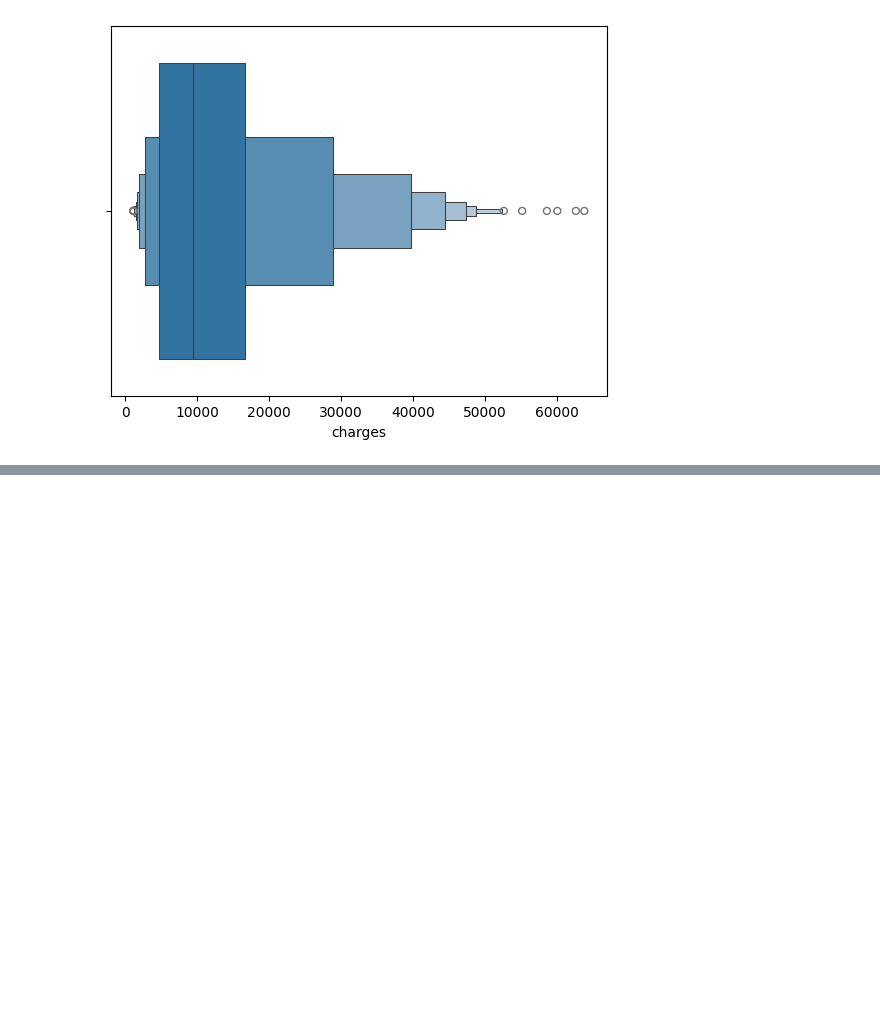
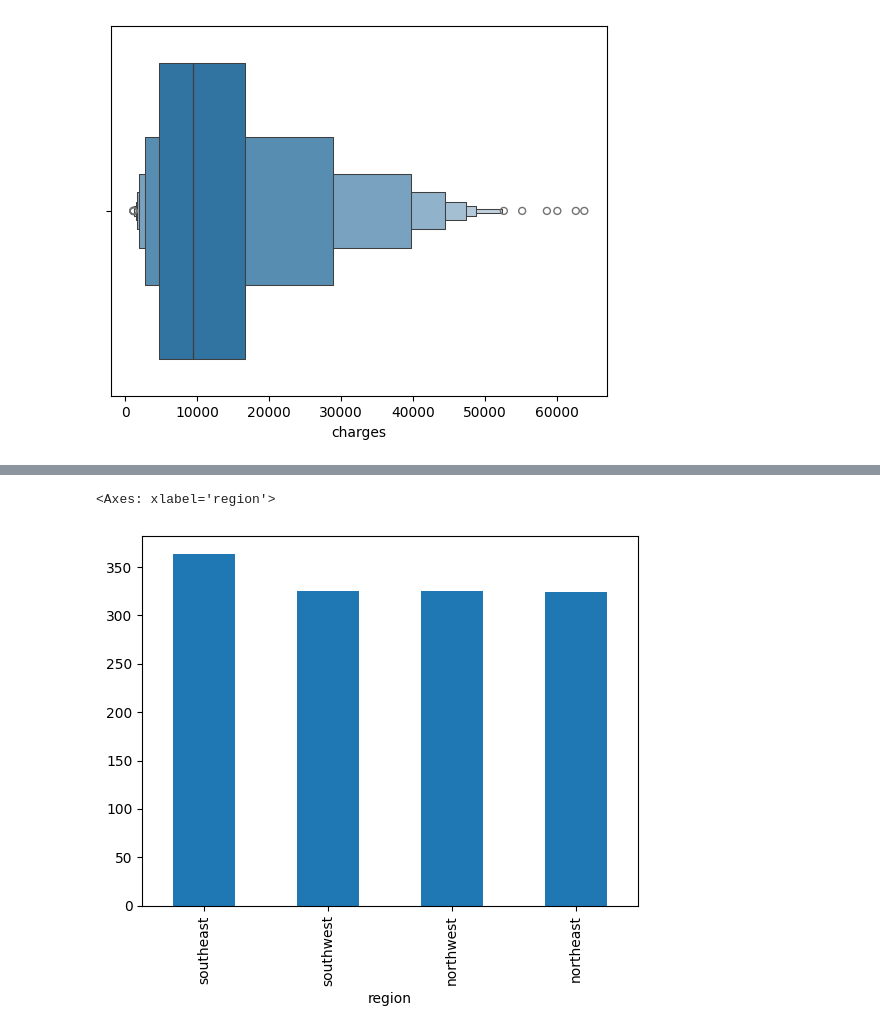
Before and after one commit to michaelhudson2205/Maven_Regression_and_Forecasting, a Jupyter notebook: notebooks/v_028_exploring_target.ipynb, the cells around one changed output, grey strips where cells are left out. Cells and saved outputs as stored; diff of their text form; code cells hidden in the pictures; blank space fills up the shorter version.

```diff
--- a/notebooks/v_028_exploring_target.ipynb
+++ b/notebooks/v_028_exploring_target.ipynb
@@ -56,0 +78,5 @@ sns.boxenplot(x=insurance['charges']);
+# %%
+insurance['region'].value_counts().plot.bar()
+# %% [output]
+<Axes: xlabel='region'>
+[figure, added]
```
Also changed, not shown: parts of 5 cells of this notebook.
